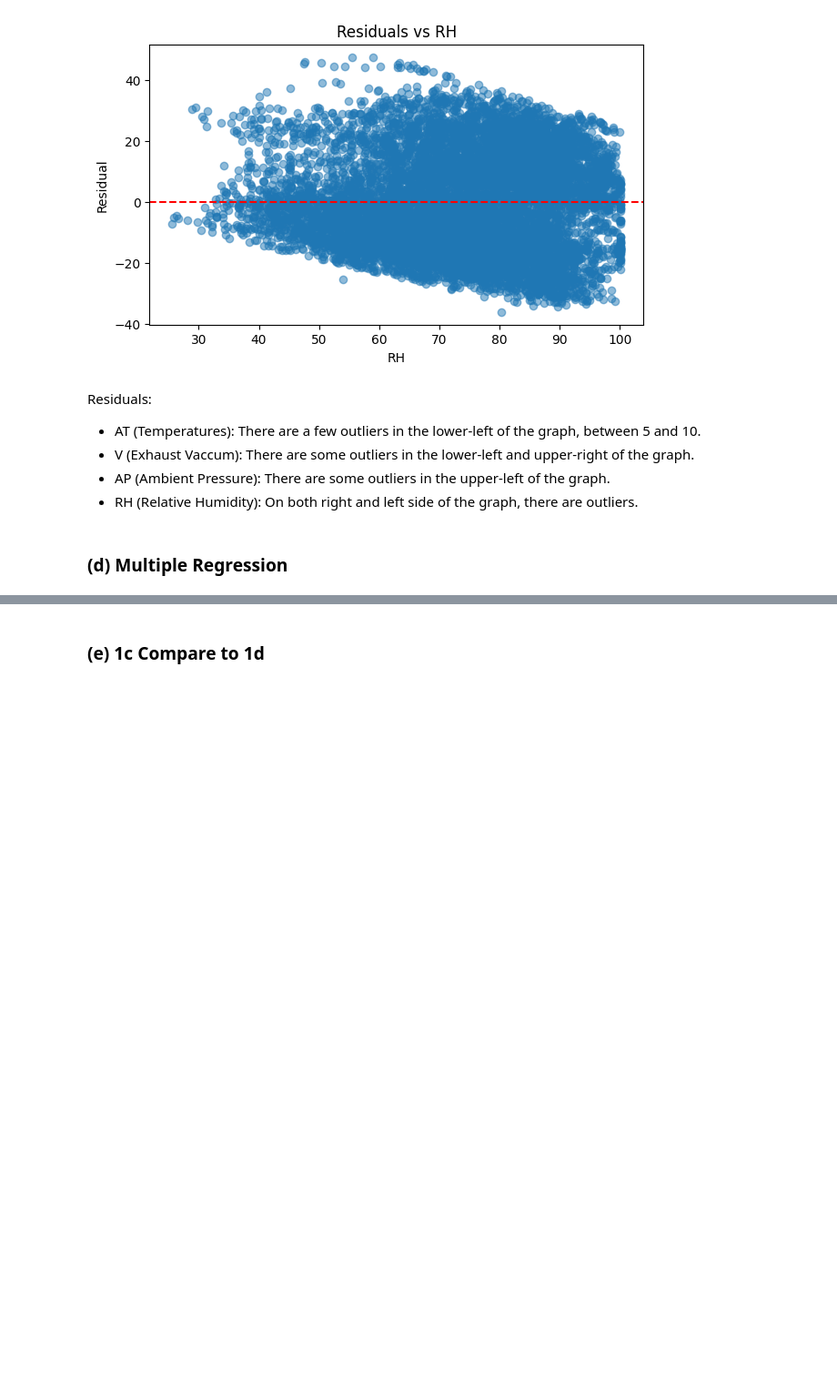
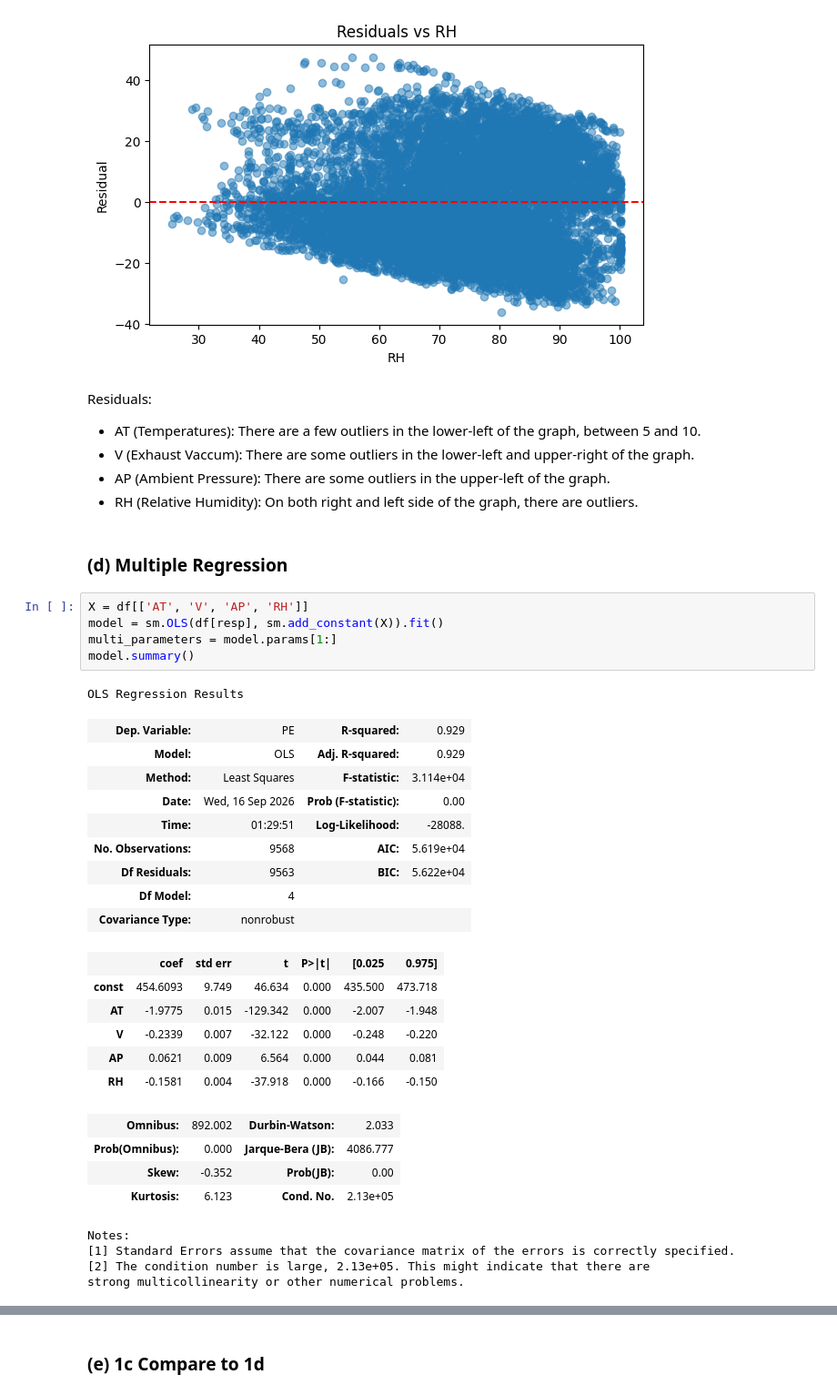
Before and after one commit to cxieusc/DSCI_552_HW2, a Jupyter notebook: notebook/Chong_Xie_HW2.ipynb, the cells around one changed output, grey strips where cells are left out. Shown at 91% size. Cells and saved outputs as stored; diff of their text form; blank space fills up the shorter version.

```diff
--- a/notebook/Chong_Xie_HW2.ipynb
+++ b/notebook/Chong_Xie_HW2.ipynb
@@ -151,3 +154,33 @@ Residuals:
 - RH (Relative Humidity): On both right and left side of the graph, there are outliers.
 # %% [markdown]
 ### (d) Multiple Regression
+# %%
+X = df[['AT', 'V', 'AP', 'RH']]
+model = sm.OLS(df[resp], sm.add_constant(X)).fit()
+multi_parameters = model.params[1:]
+model.summary()
+# %% [output]
+OLS Regression Results
+| Dep. Variable: | PE | R-squared: | 0.929 |
+| Model: | OLS | Adj. R-squared: | 0.929 |
+| Method: | Least Squares | F-statistic: | 3.114e+04 |
+| Date: | Wed, 16 Sep 2026 | Prob (F-statistic): | 0.00 |
+| Time: | 01:29:51 | Log-Likelihood: | -28088. |
+| No. Observations: | 9568 | AIC: | 5.619e+04 |
+| Df Residuals: | 9563 | BIC: | 5.622e+04 |
+| Df Model: | 4 |  |  |
+| Covariance Type: | nonrobust |  |  |
+|  | coef | std err | t | P>|t| | [0.025 | 0.975] |
+| const | 454.6093 | 9.749 | 46.634 | 0.000 | 435.500 | 473.718 |
+| AT | -1.9775 | 0.015 | -129.342 | 0.000 | -2.007 | -1.948 |
+| V | -0.2339 | 0.007 | -32.122 | 0.000 | -0.248 | -0.220 |
+| AP | 0.0621 | 0.009 | 6.564 | 0.000 | 0.044 | 0.081 |
+| RH | -0.1581 | 0.004 | -37.918 | 0.000 | -0.166 | -0.150 |
+| Omnibus: | 892.002 | Durbin-Watson: | 2.033 |
+| Prob(Omnibus): | 0.000 | Jarque-Bera (JB): | 4086.777 |
+| Skew: | -0.352 | Prob(JB): | 0.00 |
+| Kurtosis: | 6.123 | Cond. No. | 2.13e+05 |
+Notes:
+[1] Standard Errors assume that the covariance matrix of the errors is correctly specified.
+[2] The condition number is large, 2.13e+05. This might indicate that there are
+strong multicollinearity or other numerical problems.
```
Also changed, not shown: parts of 4 cells of this notebook.
